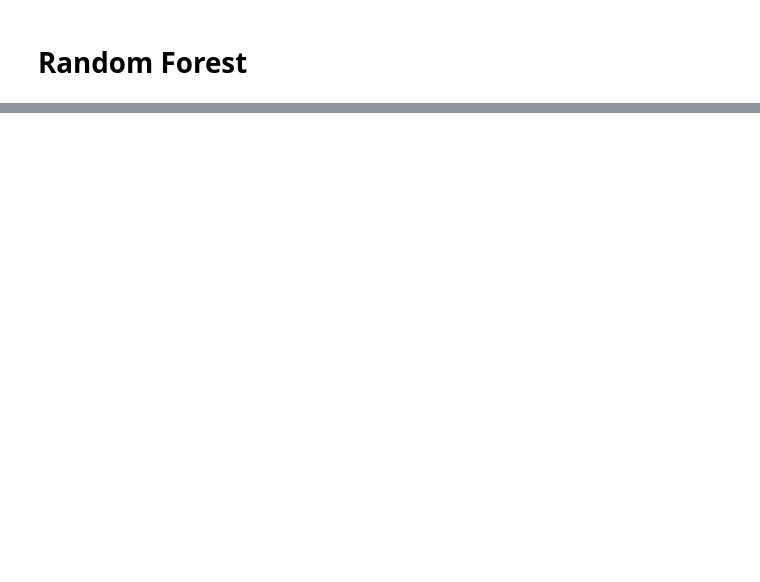
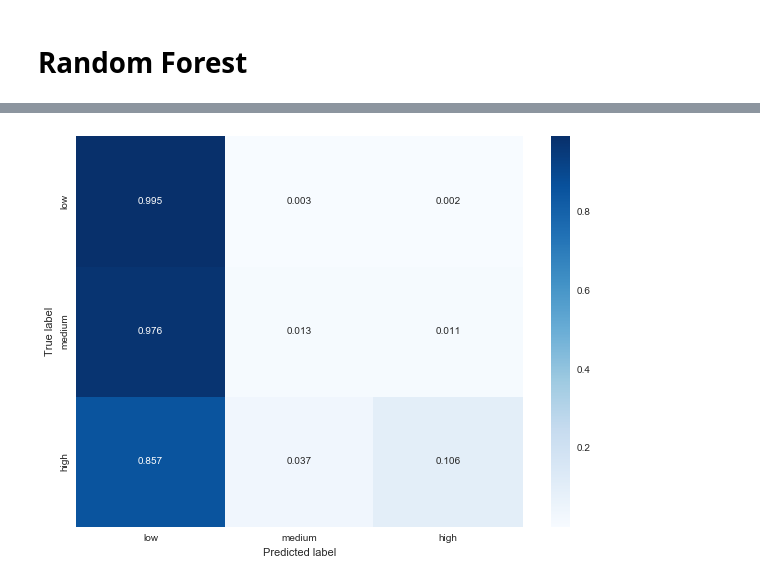
Before and after one commit to pateli18/kgl-renthop, a Jupyter notebook: Base Model.ipynb, the cells around one changed output, grey strips where cells are left out. Cells and saved outputs as stored; diff of their text form; code cells hidden in the pictures; blank space fills up the shorter version.

```diff
--- a/Base Model.ipynb
+++ b/Base Model.ipynb
@@ -156,2 +163,15 @@ Accuracy: 0.6993
 # %% [markdown]
 # Random Forest
+# %%
+rf = RandomForestClassifier()
+rf_parameters = {'n_estimators': [10, 50, 100, 250, 500], 'criterion': ['gini', 'entropy'],
+                 'max_features' : ['auto', 'sqrt', 'log2'], 'min_samples_leaf' : [1, 10, 20, 50, 100],
+                'random_state': [42], 'class_weight' : [None, 'balanced', 'balanced_subsample']}
+rf_cv = GridSearchCV(rf, rf_parameters, scoring = "log_loss", cv = 5, error_score = 100)
+rf_cv.fit(X_train[base_features_to_use], y_train)
+rf_grid_scores = rf_cv.grid_scores_
+# %%
+rf_best = rf_cv.best_estimator_
+rf_best.fit(X_train[base_features_to_use], y_train)
+model_results(rf_best, X_test[base_features_to_use], y_test)
+# %% [output]
@@ -157,0 +180 @@ Accuracy: 0.6993
+[figure, added]
```
Also changed, not shown: parts of 16 cells of this notebook.
